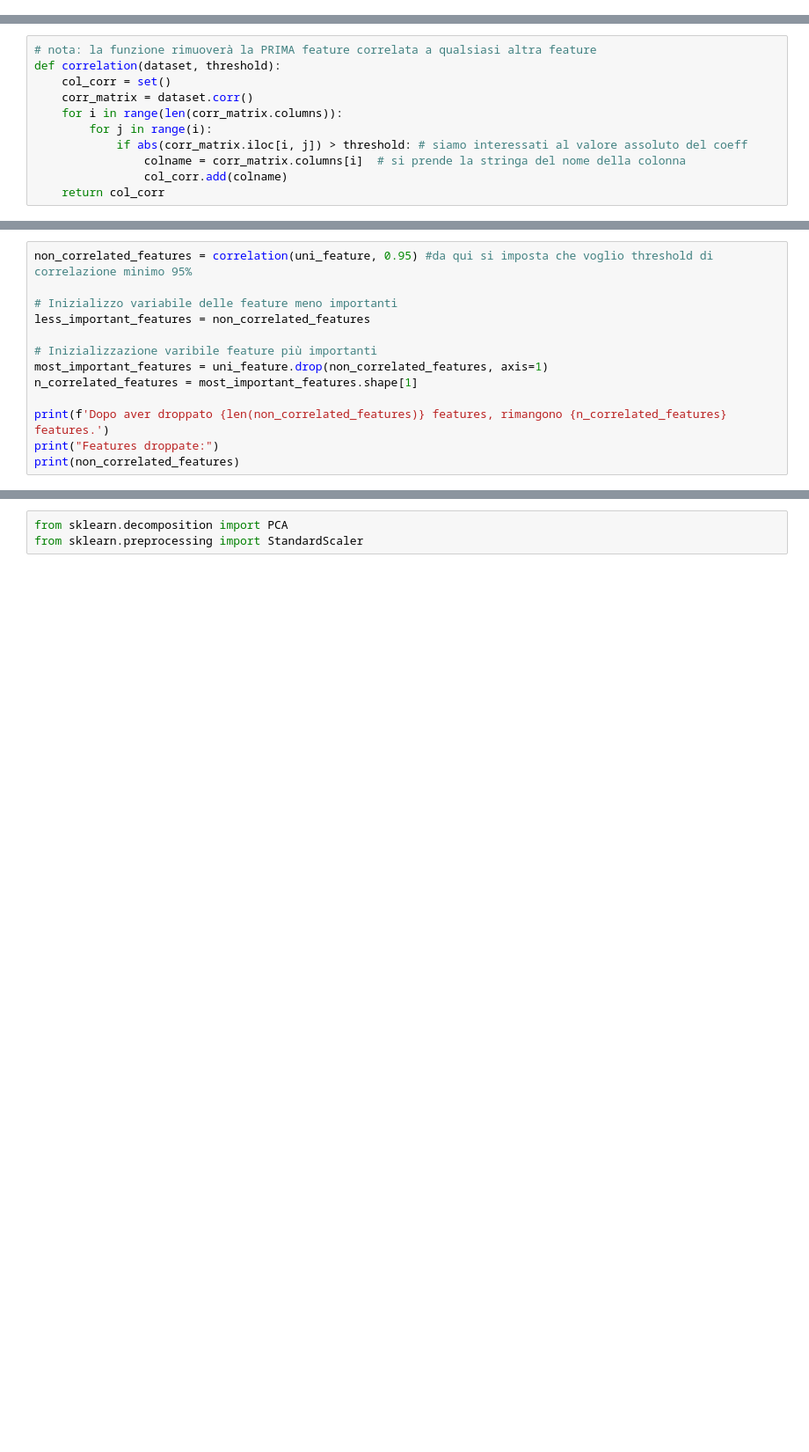
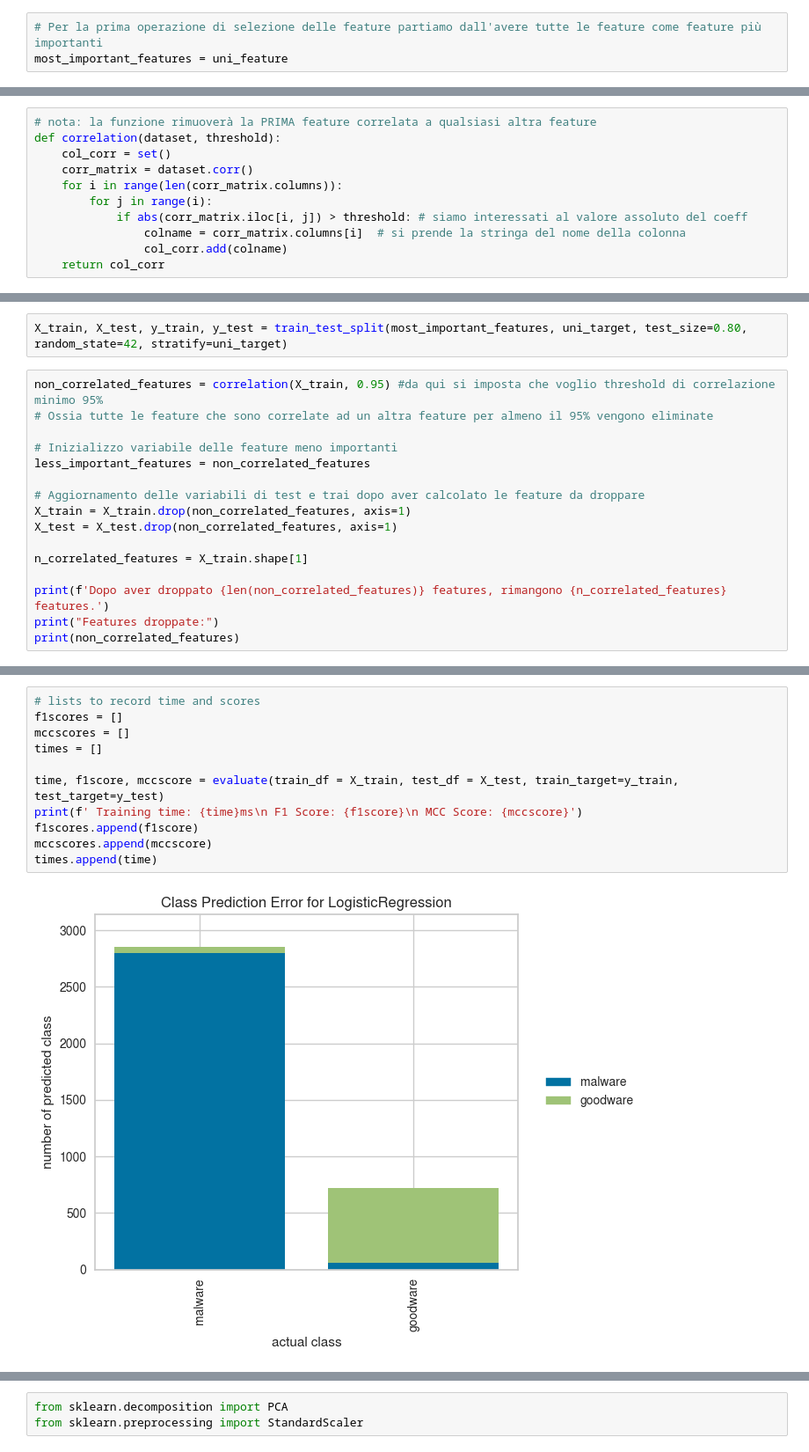
Before and after one commit to VR3ED/Goodware-vs-Malaware-machine-learning, a Jupyter notebook: Progetto.ipynb, the cells around one changed output, grey strips where cells are left out. Shown at 88% size. Drawn from its saved outputs; the diff is of its cells as text; blank space fills up the shorter version.

```diff
--- a/Progetto.ipynb
+++ b/Progetto.ipynb
@@ -176,3 +276,6 @@ Si è già dimostrato che per quanto sbilanciato il dataset è molto pulito, qui
+# %%
+# Per la prima operazione di selezione delle feature partiamo dall'avere tutte le feature come feature più importanti
+most_important_features = uni_feature
 # %% [markdown]
 ### Analisi bivariata della correlazione - Eliminazione feature ridondanti
 
@@ -198,12 +303,17 @@ def correlation(dataset, threshold):
+# %%
+X_train, X_test, y_train, y_test = train_test_split(most_important_features, uni_target, test_size=0.80, random_state=42, stratify=uni_target)
 # %%
-non_correlated_features = correlation(uni_feature, 0.95) #da qui si imposta che voglio threshold di correlazione minimo 95%
+non_correlated_features = correlation(X_train, 0.95) #da qui si imposta che voglio threshold di correlazione minimo 95%
+# Ossia tutte le feature che sono correlate ad un altra feature per almeno il 95% vengono eliminate
 
 # Inizializzo variabile delle feature meno importanti
 less_important_features = non_correlated_features
 
-# Inizializzazione varibile feature più importanti
-most_important_features = uni_feature.drop(non_correlated_features, axis=1)
-n_correlated_features = most_important_features.shape[1]
+# Aggiornamento delle variabili di test e trai dopo aver calcolato le feature da droppare
+X_train = X_train.drop(non_correlated_features, axis=1)
+X_test = X_test.drop(non_correlated_features, axis=1)
+
+n_correlated_features = X_train.shape[1]
 
 print(f'Dopo aver droppato {len(non_correlated_features)} features, rimangono {n_correlated_features} features.')
 print("Features droppate:")
@@ -214,0 +325,13 @@ Dropped features:
+# %%
+# lists to record time and scores
+f1scores = []
+mccscores = []
+times = []
+
+time, f1score, mccscore = evaluate(train_df = X_train, test_df = X_test, train_target=y_train, test_target=y_test)
+print(f' Training time: {time}ms\n F1 Score: {f1score}\n MCC Score: {mccscore}')
+f1scores.append(f1score)
+mccscores.append(mccscore)
+times.append(time)
+# %% [output]
+[figure, added]
```
Also changed, not shown: parts of 45 cells of this notebook.
